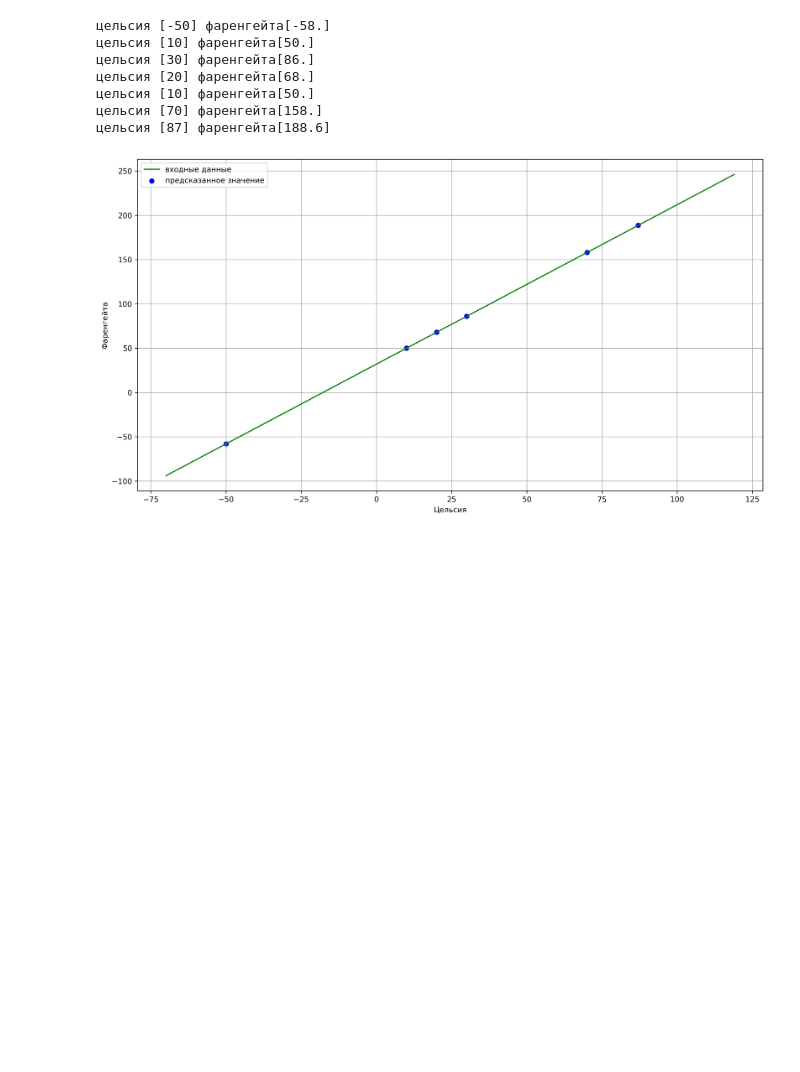
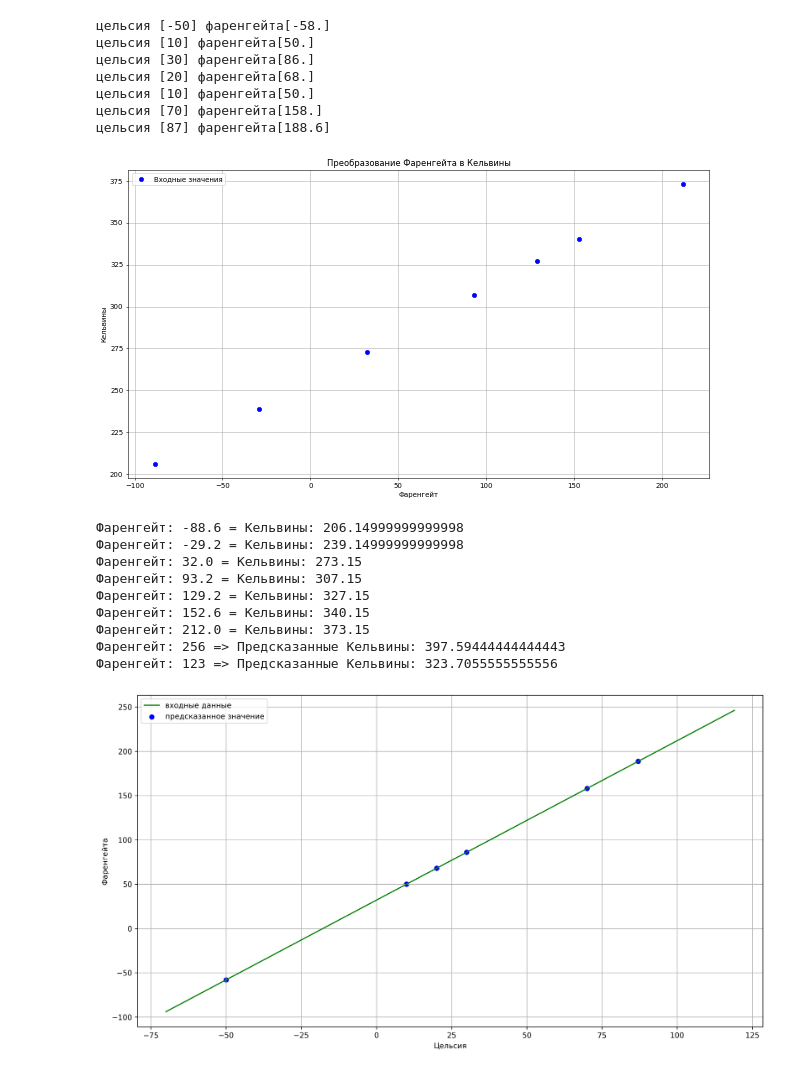
Before and after one commit to chipsalays/-.-.--311, a Jupyter notebook: 6_lab.ipynb, the cells around one changed output. Saved outputs shown, nothing was run; the diff lists cells and outputs as text; code cells hidden in the pictures; blank space fills up the shorter version.

```diff
--- a/6_lab.ipynb
+++ b/6_lab.ipynb
@@ -72,6 +72,55 @@ for c,f in zip(celsius_test, fahrenheit_test):
 цельсия [87] фаренгейта[188.6]
 # %%
 import numpy as np
+# %%
+from matplotlib import pyplot as plt
+from sklearn.linear_model import LinearRegression
+
+# Данные
+fahrenheit = [-88.6, -29.2, 32.0, 93.2, 129.2, 152.6, 212.0]
+kelvins = [(f - 32) * 5 / 9 + 273.15 for f in fahrenheit]  # Преобразование в Кельвины
+
+# Функция для построения графика
+def plot_conversion(fahrenheit, kelvins):
+    plt.figure(figsize=(15, 8), dpi=50)
+    plt.scatter(fahrenheit, kelvins, label='Входные значения', color='blue', marker='o')
+    plt.xlabel('Фаренгейт')
+    plt.ylabel('Кельвины')
+    plt.title('Преобразование Фаренгейта в Кельвины')
+    plt.legend()
+    plt.grid(True)
+    plt.show()
+
+# Построение графика
+plot_conversion(fahrenheit, kelvins)
+
+# Вывод преобразованных значений
+for f, k in zip(fahrenheit, kelvins):
+    print(f'Фаренгейт: {f} = Кельвины: {k}')
+
+# Модель линейной регрессии
+lr = LinearRegression()
+fahrenheit_reshaped = [[f] for f in fahrenheit]
+lr.fit(fahrenheit_reshaped, kelvins)
+
+# Предсказание значений
+new_fahrenheit = [[256], [123]]
+predicted_kelvins = lr.predict(new_fahrenheit)
+
+# Вывод предсказанных значений
+for f, k in zip(new_fahrenheit, predicted_kelvins):
+    print(f'Фаренгейт: {f[0]} => Предсказанные Кельвины: {k}')
+# %% [output]
+[figure, added]
+Фаренгейт: -88.6 = Кельвины: 206.14999999999998
+Фаренгейт: -29.2 = Кельвины: 239.14999999999998
+Фаренгейт: 32.0 = Кельвины: 273.15
+Фаренгейт: 93.2 = Кельвины: 307.15
+Фаренгейт: 129.2 = Кельвины: 327.15
+Фаренгейт: 152.6 = Кельвины: 340.15
+Фаренгейт: 212.0 = Кельвины: 373.15
+Фаренгейт: 256 => Предсказанные Кельвины: 397.59444444444443
+Фаренгейт: 123 => Предсказанные Кельвины: 323.7055555555556
 # %%
 x_range = np.arange(-70, 120)
 y_range = x_range*1.8+32
```
Also changed, not shown: parts of 6 cells of this notebook.
